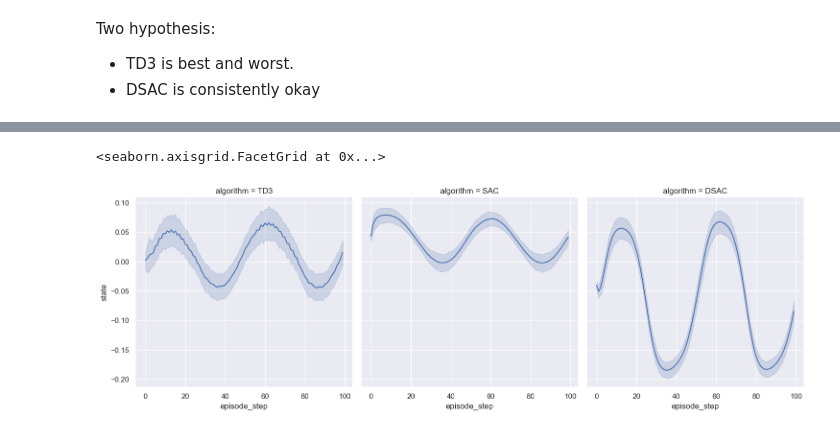
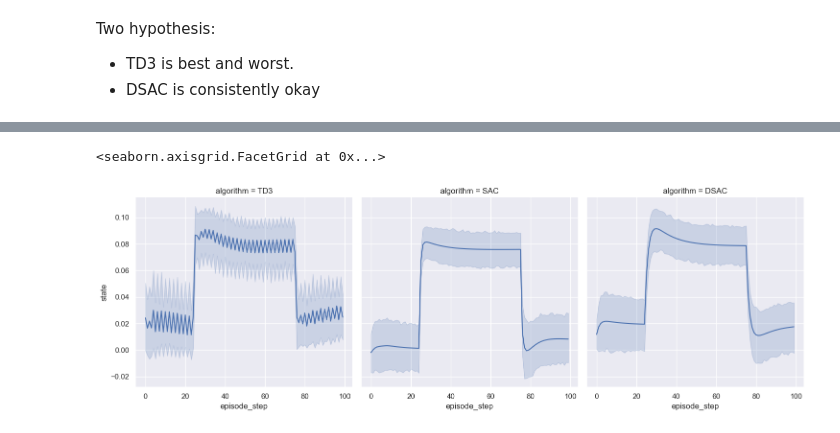
Before and after one commit to iamlucasvieira/HybridRL-FlightControl, a Jupyter notebook: notebooks/best_reward.ipynb, the cells around one changed output, grey strips where cells are left out. Cells and saved outputs as stored; diff of their text form; code cells hidden in the pictures.

```diff
--- a/notebooks/best_reward.ipynb
+++ b/notebooks/best_reward.ipynb
@@ -88,5 +130,5 @@ Two hypothesis:
 # %%
-sns.relplot(data=df_ep, x="episode_step", y="state", col="algorithm", col_order=col_order, kind="line")
+sns.relplot(data=df_ep_s[df_ep_s.reward_type==r"$e$"], x="episode_step", y="state", col="algorithm", col_order=col_order, kind="line")
 # %% [output]
 <seaborn.axisgrid.FacetGrid at 0x...>
-[figure, old version]
+[figure, new version]
```
Also changed, not shown: parts of 6 cells of this notebook, 2 other files.
